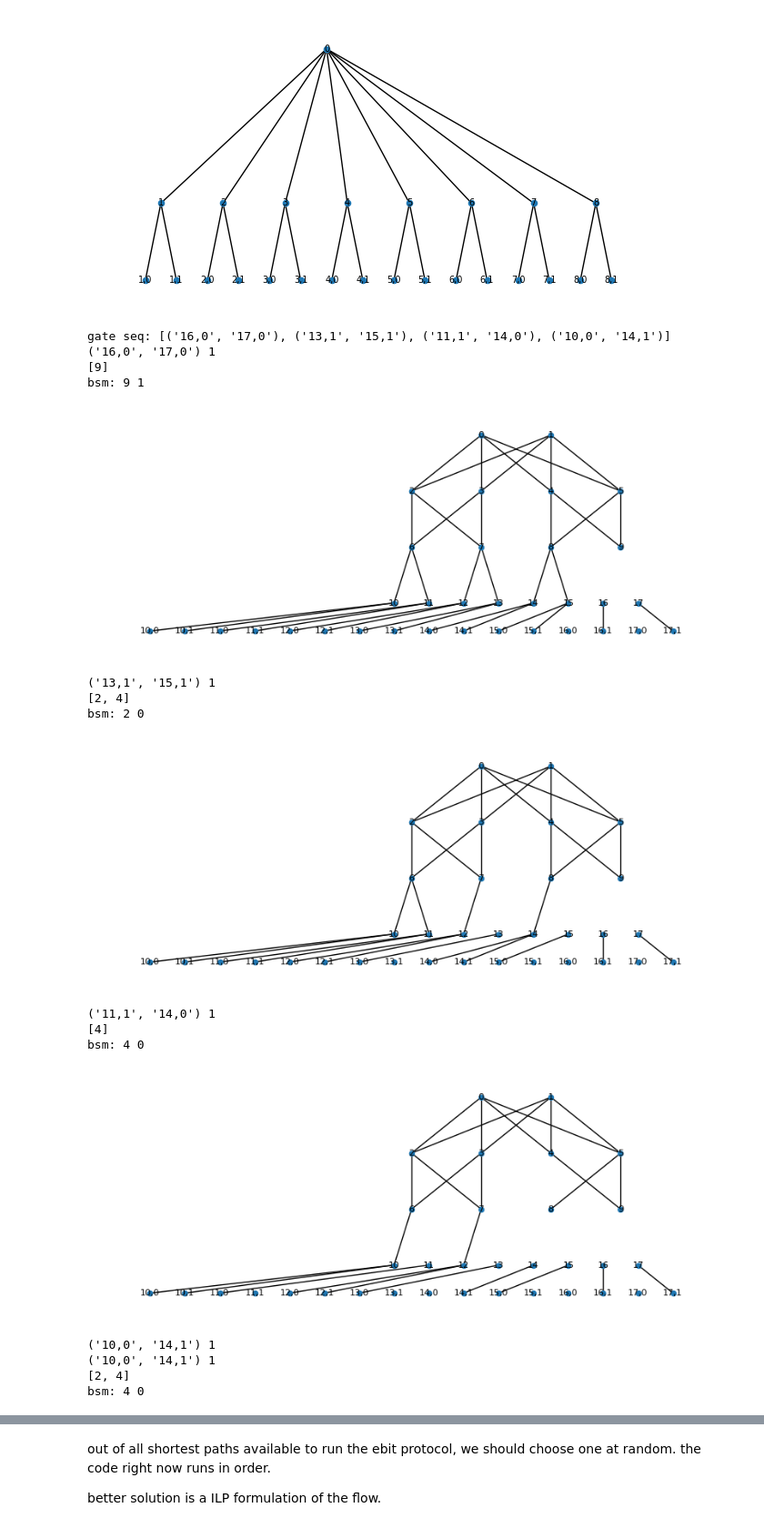
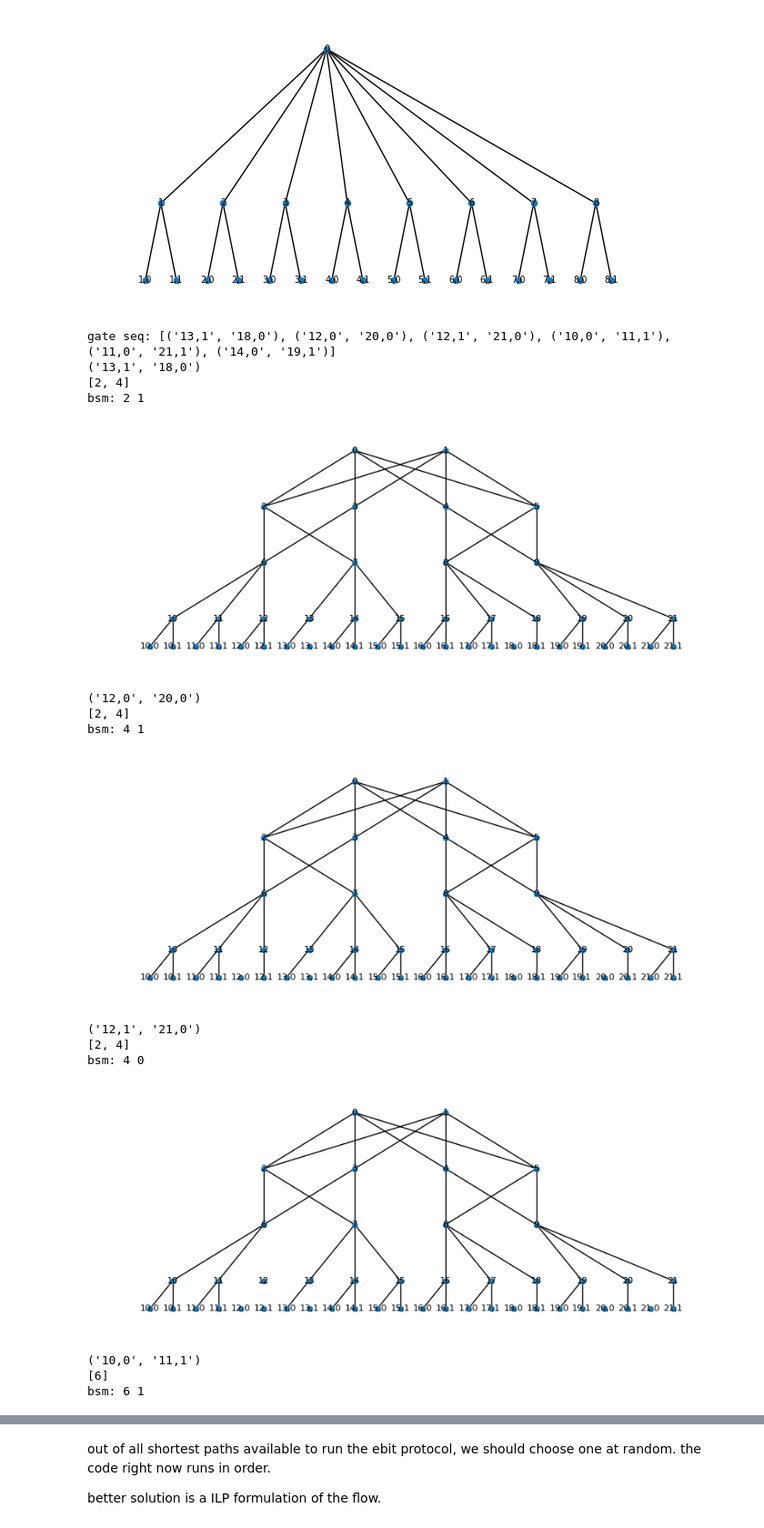
Before and after one commit to hassan-shap/QswitchNet, a Jupyter notebook: compile_hybrid.ipynb, the cells around one changed output, grey strips where cells are left out. Shown at 91% size. Cells and saved outputs as stored; diff of their text form; code cells hidden in the pictures.

```diff
--- a/compile_hybrid.ipynb
+++ b/compile_hybrid.ipynb
@@ -413,8 +413,8 @@ def parallel_circuit_gen(node_list, qubits_per_node, num_gates):
 # Clos
 # %%
 n = 4 # starts from 4
-bandwidth = 1
-num_ToR = 2
+bandwidth = 2
+num_ToR = 3
 num_qubits_per_node = 2
 num_core = n // 2
 num_agg = n
@@ -423,7 +423,7 @@ num_nodes = num_edge * num_ToR # number of q nodes
 # num_bsms = num_leaves # number of BSMs
 
 # num_bsm = 1
-num_bsm_agg = 1
+num_bsm_agg = 2
 num_bsm_edge = 2
 num_pd = 1
 num_laser = 1
@@ -484,11 +484,15 @@ for i, edge in enumerate(edge_switches):
         G.add_edge(edge,node_list[num_ToR*i+j], weight=edge_bw)
 
 shift = 3.5
-pos_core = {i: (shift+i+ n/4 ,2) for i in core_switches}
-pos_agg = {i: (shift+(i-n//2)% n,1) for i in agg_switches}
-pos_edge = {i: (shift+i-7*n/4+1,0) for i in edge_switches}
-pos_nodes = {node: (shift+i/2-1/4,-1) for i, node in enumerate(node_list)}
-pos_qs = {q: (i/2-1/4,-1.5) for i, q in enumerate(node_qubit_list)}
+# pos_core = {i: (shift+i+ n/4 ,2) for i in core_switches}
+# pos_agg = {i: (shift+(i-n//2)% n,1) for i in agg_switches}
+# pos_edge = {i: (shift+i-7*n/4+1,0) for i in edge_switches}
+# pos_nodes = {node: (shift+i/2-1/4,-1) for i, node in enumerate(node_list)}
+pos_core = {i: (shift+2*i ,2) for i in core_switches}
+pos_agg = {i: (shift+2*((i-n//2)% n-1),1) for i in agg_switches}
+pos_edge = {i: (shift+2*i-3.5*n,0) for i in edge_switches}
+pos_nodes = {node: (shift+i-n,-1) for i, node in enumerate(node_list)}
+pos_qs = {q: (i/2-1,-1.5) for i, q in enumerate(node_qubit_list)}
 pos = pos_core | pos_agg | pos_edge | pos_nodes | pos_qs
 
 
@@ -633,7 +637,11 @@ def plotter(G_ins):
 
 num_gates = 1000
 
-query_seq, gate_mul_seq = parallel_circuit_gen(node_list, num_qubits_per_node, num_gates)
+# query_seq, gate_mul_seq = parallel_circuit_gen(node_list, num_qubits_per_node, num_gates)
+
+query_seq = [[('13,1', '18,0'), ('12,0', '20,0'), ('12,1', '21,0'), ('10,0', '11,1'), ('11,0', '21,1'), ('14,0', '19,1')]]
+# for
+# gate_mul_seq = [[1]*len(query_seq[0])]
 
 # nx.draw(G, pos, node_size=20, font_size=7, with_labels=True)
 # plt.show()
@@ -658,9 +666,10 @@ for i_q in [0]:
         # print(gate_seq_iter)
         inds_keep = []
         for i_g, g in enumerate(gate_seq_iter):
-            print(g, gate_mul_seq_iter[g])
+            print(g)#, gate_mul_seq_iter[g]) ###
 
-            for link in range(gate_mul_seq_iter[g]):
+            # for link in range(gate_mul_seq_iter[g]): ####
+            for link in range(1):
                 # n0 = int(g[0].split(",")[0])
                 # n1 = int(g[1].split(",")[0])
                 n0 = g[0]
@@ -701,50 +710,49 @@ for i_q in [0]:
                             print("bsm:", sw_bsm, G_ins.nodes[sw_bsm]["BSM_"+tel_ir])
                             plotter(G_ins)
                             path_found = True
                             break
 
                     if not path_found:
                         inds_keep.append(i_g)
-                        gate_mul_seq_iter[g] -= link
+                        # gate_mul_seq_iter[g] -= link ####
                         break
                     #     assert 0
                     # # # print(bsm_stat)
                     # print(bsm_stat)
                     # plt.figure(figsize=(8,3))
                     # nx.draw(G_ins, pos,  with_labels=True)#,  node_color = color_list)
                     # # nx.draw(G,  with_labels=True, node_color = color_list)
                     # plt.show()
                 else:
                     inds_keep.append(i_g)
-                    gate_mul_seq_iter[g] -= link
+                    # gate_mul_seq_iter[g] -= link ####
                     break
 
         switch_time.append([num_ir_swap, num_tel_swap])
         # print(bsm_stat)
         # plt.figure(figsize=(8,3))
         # nx.draw(G_ins, pos,  with_labels=True)#,  node_color = color_list)
         # # nx.draw(G,  with_labels=True, node_color = color_list)
         # plt.show()
 
         gate_seq_iter = [gate_seq_iter[idx] for idx in inds_keep]
-        gate_mul_seq_iter = {g:gate_mul_seq_iter[g] for g in gate_seq_iter}
+        # gate_mul_seq_iter = {g:gate_mul_seq_iter[g] for g in gate_seq_iter} ###
 
     print("num seq:", len(gate_seq), ", num switch:", len(switch_time), ",",switch_time)
 # %% [output]
-gate seq: [('16,0', '17,0'), ('13,1', '15,1'), ('11,1', '14,0'), ('10,0', '14,1')]
-('16,0', '17,0') 1
-[9]
-bsm: 9 1
+gate seq: [('13,1', '18,0'), ('12,0', '20,0'), ('12,1', '21,0'), ('10,0', '11,1'), ('11,0', '21,1'), ('14,0', '19,1')]
+('13,1', '18,0')
+[2, 4]
+bsm: 2 1
-[figure, old version]
+[figure, new version]
-('13,1', '15,1') 1
+('12,0', '20,0')
 [2, 4]
-bsm: 2 0
+bsm: 4 1
-[figure, old version]
+[figure, new version]
-('11,1', '14,0') 1
-[4]
+('12,1', '21,0')
+[2, 4]
 bsm: 4 0
-[figure, old version]
+[figure, new version]
-('10,0', '14,1') 1
-('10,0', '14,1') 1
-[2, 4]
-bsm: 4 0
+('10,0', '11,1')
+[6]
+bsm: 6 1
```
Also changed, not shown: parts of 2 cells of this notebook, 1 other file.
